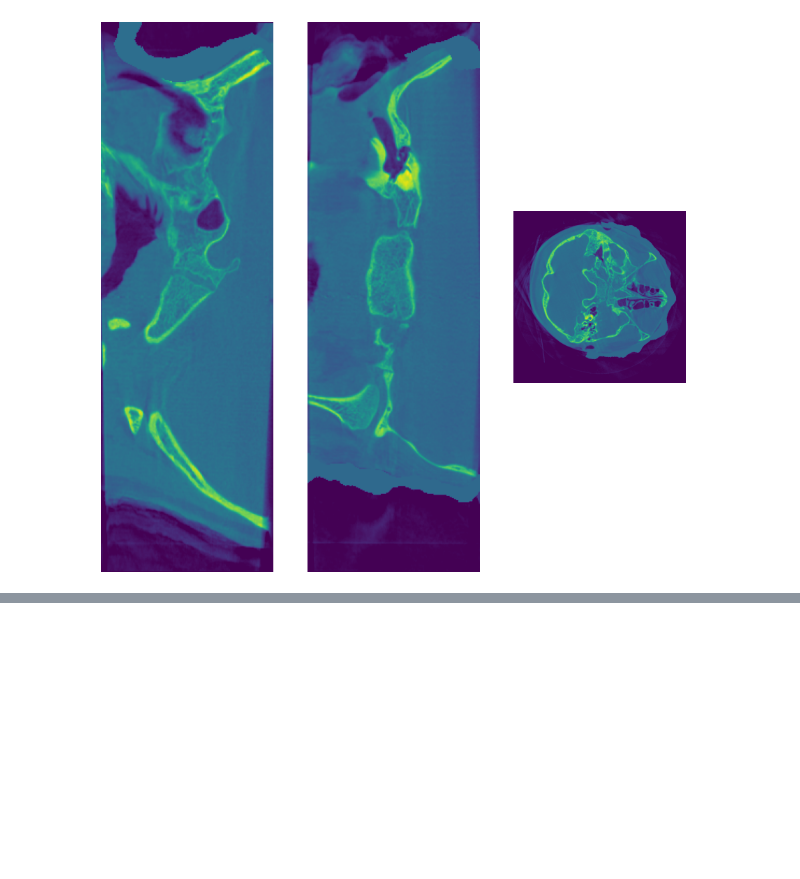
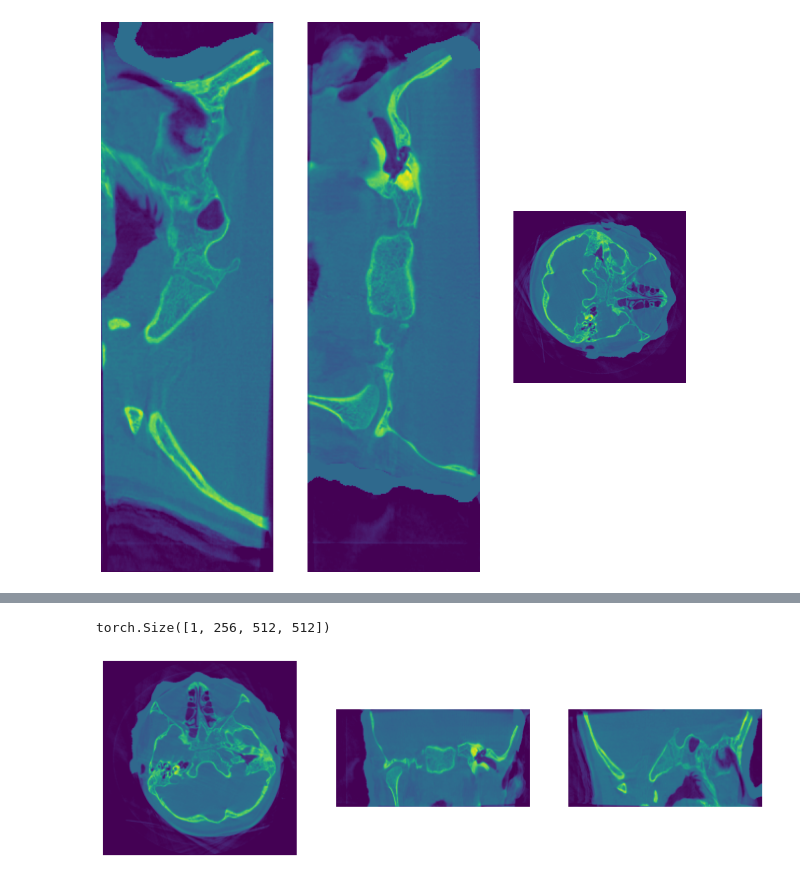
Before and after one commit to mikami520/AutoSeg4SinonasalCT, a Jupyter notebook: DeepAtlas.ipynb, the cells around one changed output, grey strips where cells are left out. Cells and saved outputs as stored; diff of their text form; code cells hidden in the pictures; blank space fills up the shorter version.

```diff
--- a/DeepAtlas.ipynb
+++ b/DeepAtlas.ipynb
@@ -350,3 +311,9 @@ print(dataset_seg_available_train.data[0]['img'])
+# %%
+print(transform_seg_available(random.choice(data_seg_available_train))['img'].shape)
+preview_image(transform_seg_available(random.choice(data_seg_available_train))['img'][0], normalize_by='slice')
+# %% [output]
+torch.Size([1, 256, 512, 512])
+[figure, added]
 # %%
 # During the joint/alternating training process, we will use reuse data_seg_available_valid
 # for validating the segmentation network.
```
Also changed, not shown: parts of 17 cells of this notebook.
